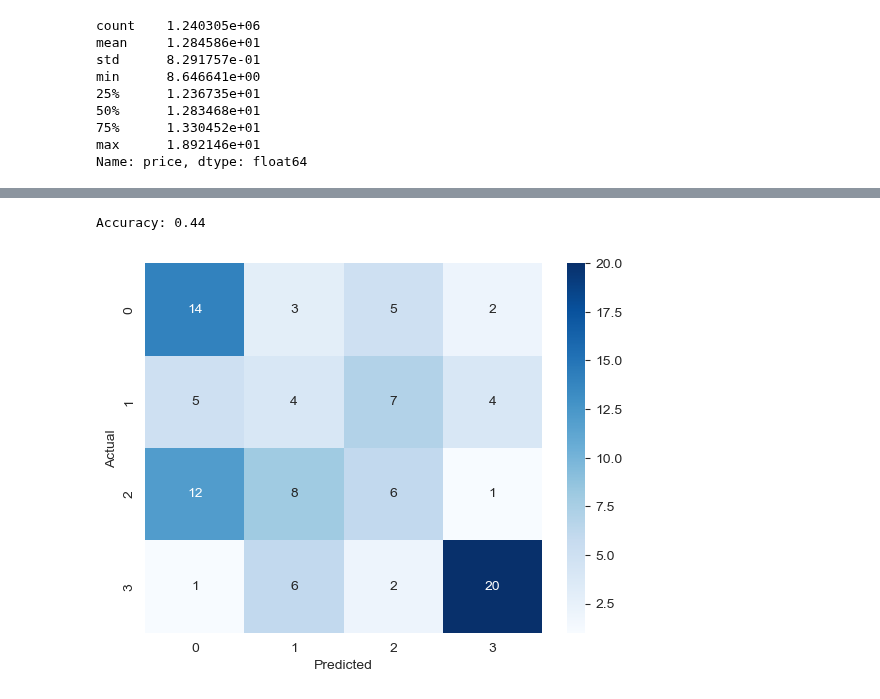
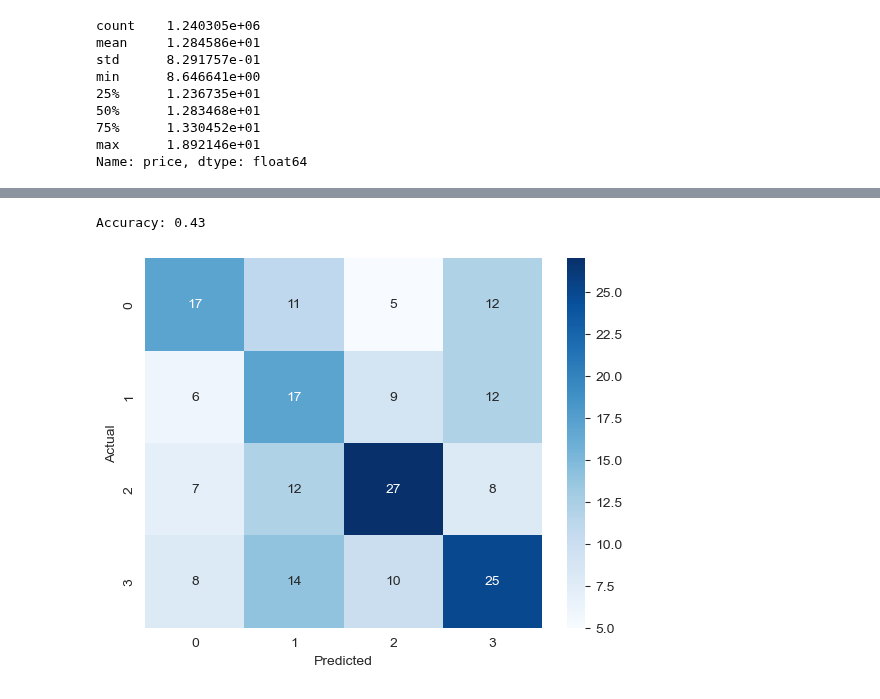
Before and after one commit to AmrWalidi/house-price-prediction-, a Jupyter notebook: house_price_prediction.ipynb, the cells around one changed output, grey strips where cells are left out. Saved outputs shown, nothing was run; the diff lists cells and outputs as text; code cells hidden in the pictures.

Commit message:
modify the malatya centrality algorithm

```diff
--- a/house_price_prediction.ipynb
+++ b/house_price_prediction.ipynb
@@ -504,0 +437,22 @@ def malatya_centrality(data_point, graph):
+# %%
+def get_best_similar_nodes(data, cls, size, best):
+    dataset = train_data[train_data['class'] == cls].drop('class', axis=1)
+
+    node_list = [{'index': 0, 'similarities': 0} for _ in range(size)]
+
+    data_array = dataset.iloc[:size].to_numpy()
+    index_array = dataset.index[:size]
+    data = np.array(data)
+
+    for i in range(size):
+        compare_by_data = data_array[i]
+        node_list[i]['index'] = index_array[i]
+
+        similarities = (data == compare_by_data).sum()
+        node_list[i]['similarities'] = similarities
+
+    sorted_dict = sorted(node_list, key=lambda item: item['similarities'], reverse=True)
+
+    best_node = sorted_dict[:best]
+
+    return best_node
@@ -505,9 +491,18 @@ def malatya_centrality(data_point, graph):
 # %%
 def class_predict(data):
-    c1, *_ = malatya_centrality(data, graph_less_than_25)
-    c2, *_ = malatya_centrality(data, graph_between_25_and_50)
-    c3, *_ = malatya_centrality(data, graph_between_50_and_75)
-    c4, *_ = malatya_centrality(data, graph_above_75)
+
+    best_nodes_less_than_25 = get_best_similar_nodes(data=data, cls='less than 25%', size=1000, best=10)
+    best_nodes_between_25_and_50 = get_best_similar_nodes(data=data, cls='between 25% and 50%', size=1000, best=10)
+    best_nodes_between_50_and_75 = get_best_similar_nodes(data=data, cls='between 50% and 75%', size=1000, best=10)
+    best_nodes_above_75 = get_best_similar_nodes(data=data, cls='above 75%', size=1000, best=10)
+
+
+
+    c1, *_ = malatya_centrality(best_nodes_less_than_25)
+    c2, *_ = malatya_centrality(best_nodes_between_25_and_50)
+    c3, *_ = malatya_centrality(best_nodes_between_50_and_75)
+    c4, *_ = malatya_centrality(best_nodes_above_75)
+
 
     centrality_list = [c1, c2, c3, c4]
     graph_index = centrality_list.index(max(centrality_list))
@@ -570,21 +567,20 @@ plot_graph(X_test.iloc[0])
 # %%
 y_pred = pd.DataFrame(
-    {'class': [class_predict(data_point) for data_point in X_test.head(100).itertuples(index=False)]})
+    {'class': [class_predict(data_point) for data_point in X_test.head(200).itertuples(index=False)]})
 # %%
 from sklearn.metrics import accuracy_score
 
-accuracy = accuracy_score(y_test.head(100), y_pred)
+accuracy = accuracy_score(y_test.head(200), y_pred)
 print(f"Accuracy: {accuracy}")
 # %% [output]
-Accuracy: 0.44
+Accuracy: 0.43
 # %%
 from sklearn.metrics import confusion_matrix
-import seaborn as sns
 
-cm = confusion_matrix(y_test.head(100), y_pred)
+cm = confusion_matrix(y_test.head(200), y_pred)
 sns.heatmap(cm, annot=True, fmt="d", cmap="Blues")
 plt.xlabel("Predicted")
 plt.ylabel("Actual")
 plt.show()
 # %% [output]
-[figure, old version]
+[figure, new version]
```
Also changed, not shown: parts of 12 cells of this notebook.
